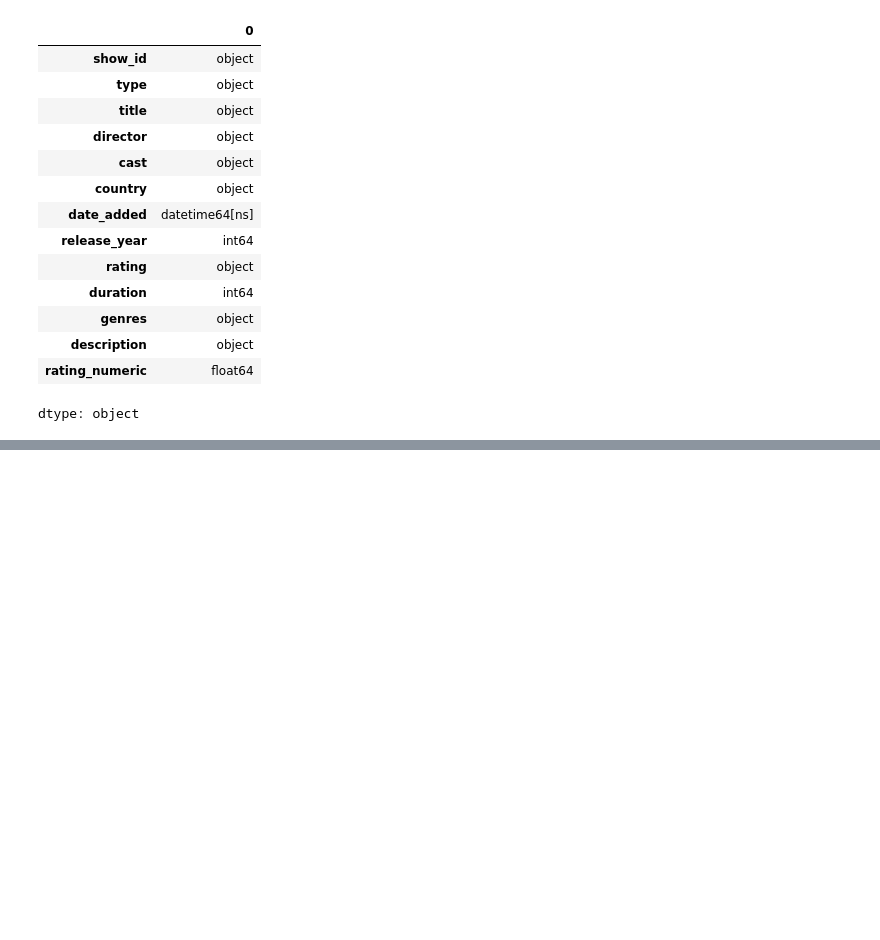
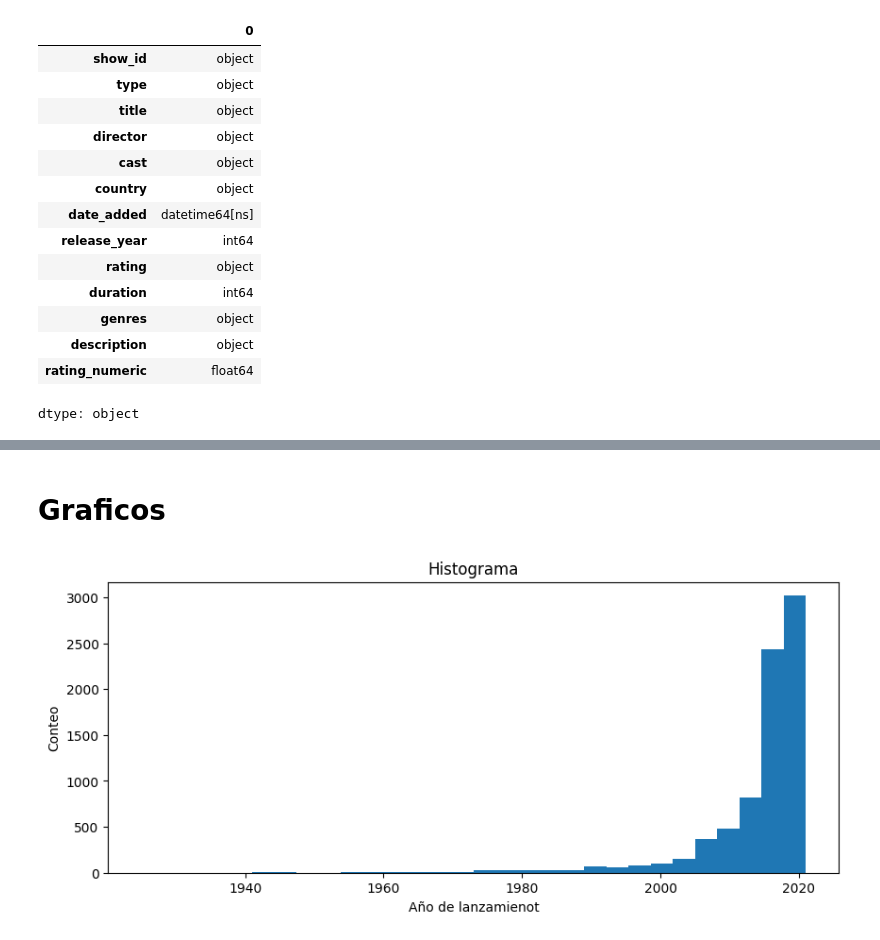
Before and after one commit to ItzelPF/Visualizacion_Datos, a Jupyter notebook: NetFlix.ipynb, the cells around one changed output, grey strips where cells are left out. Drawn from its saved outputs; the diff is of its cells as text; code cells hidden in the pictures; blank space fills up the shorter version.

```diff
--- a/NetFlix.ipynb
+++ b/NetFlix.ipynb
@@ -68,6 +68,9 @@ rating_map = {
 #Crear una nueva columna rating numeric con valores covertidos
 df['rating_numeric']= df['rating'].map(rating_map)
 # %%
+#Crear una nueva columna rating numeric con valores covertidos
+df['rating_numeric']= df['rating'].map(rating_map).fillna(0)
+
 #Mostrar las primeras filas para verificar la conversión
 print(df[['rating','rating_numeric']].head())
 
@@ -131,0 +235,18 @@ max     2021.000000   312.000000        5.000000
+# %%
+# NO CORRRERLO
+# Manejo de datos faltantes y duplicados
+df.dropna(subset=['director'], inplace=True)
+df.drop_duplicates(inplace=True)
+# %% [markdown]
+# **Graficos**
+# %%
+datos= df.release_year
+
+plt.figure(figsize=(10,4))
+plt.hist(datos,bins=30)
+plt.title('Histograma')
+plt.xlabel('Año de lanzamienot')
+plt.ylabel('Conteo')
+plt.show()
+# %% [output]
+[figure, added]
```
Also changed, not shown: parts of 11 cells of this notebook.
